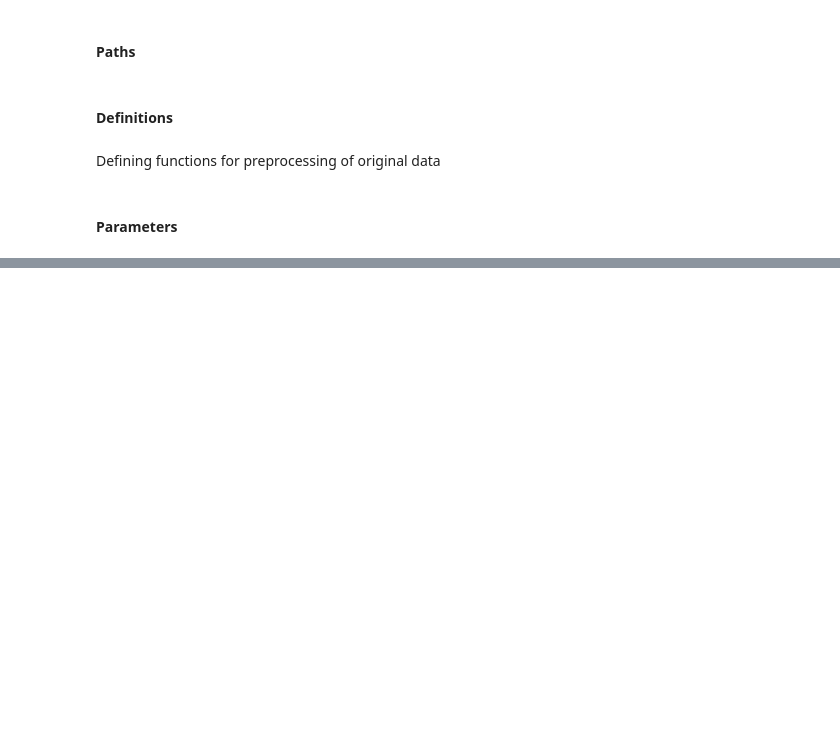
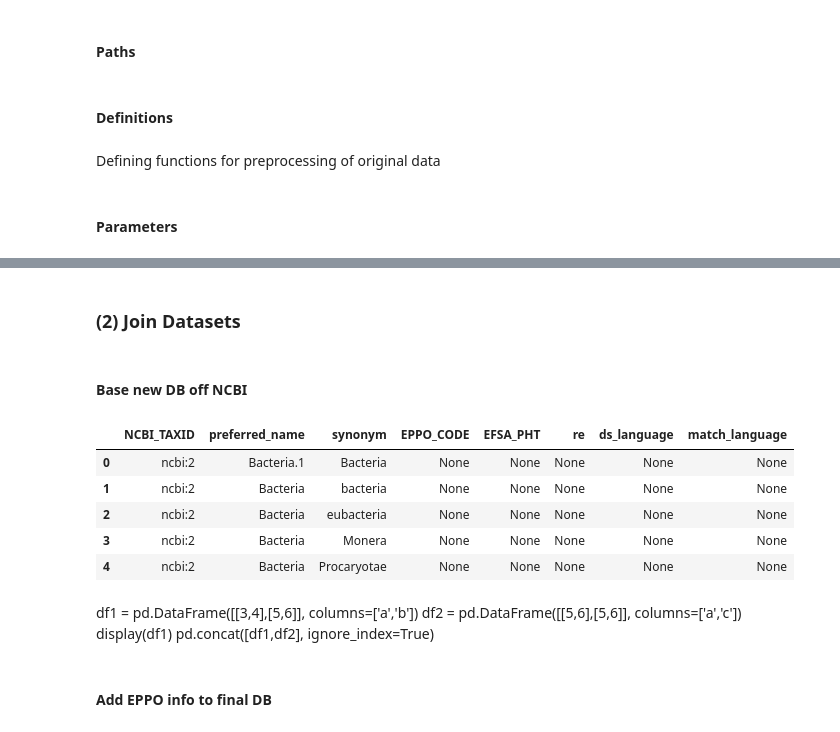
Before and after one commit to e-lubrini/quarantine-organisms-kr-nlp, a Jupyter notebook: lexical_resources/for_annotation/main.ipynb, the cells around one changed output, grey strips where cells are left out. Cells and saved outputs as stored; diff of their text form; code cells hidden in the pictures; blank space fills up the shorter version.

Commit message:
finished pipeline for joining datasets

```diff
--- a/lexical_resources/for_annotation/main.ipynb
+++ b/lexical_resources/for_annotation/main.ipynb
@@ -87,8 +88,8 @@ cc = dict(
                 None, None],
     efsa = [None, 'Category (pest name)', None,
                 ['Category (pest name)', PHT_to_lower_taxon], None,  ['Keywords', to_pattern],
-                'Unnamed: 3', None],
-    ncbi = [None, None, 'ncbi:2',
-            'Bacteria.1', 'Bacteria', None,
+                None, 'Unnamed: 3'],
+    ncbi = [None, None, 'taxid',
+            'sci_name', 'synonym', None,
             None, None],
     )
@@ -94,0 +161,57 @@ cc = dict(
+# %%
+
+db = dict() # create dictionary of databases
+
+for db_name, columns in cc.items(): # loop over db names and respective relevant columns
+    db[db_name] = dict()    # new database in db dictionary
+    cc_zip = zip(columns, anno_gloss_column_names)  # match source-db column names to final-db column names
+
+    for orig_col, targ_col in cc_zip: # loop over matches
+
+        if isinstance(orig_col, str): # if only column name specified, take column as is
+            def fun(x):
+                return x
+        elif isinstance(orig_col,NoneType): # else, if column must not to be selected, continue
+            continue
+        else:    # else, if a preprocessing function has been specified, use it when extracting column
+            fun = orig_col[1]
+            orig_col = orig_col[0]
+        # sep = tab (for ncbi)
+        if 'ncbi' in db_name:
+            ds_col = pd.read_csv(db_paths['ncbi'], names=ncbi_header, index_col=0)[orig_col]
+        else:
+            ds_col = pd.read_csv(db_paths[db_name])[orig_col]
+
+        db[db_name][targ_col] = list(map(fun, ds_col)) # new_db col = old_db col
+
+    pd.DataFrame.from_dict(db[db_name]).to_csv(os.path.join(annotation_path, db_name+'_table.csv'), index=False)
+# %% [markdown]
+### (2) Join Datasets
+# %%
+prep_dbs = dict()
+for db_name in cc.keys():
+    prep_dbs[db_name] = pd.read_csv(os.path.join(annotation_path, db_name + '_table.csv'))
+# %% [markdown]
+#### Base new DB off NCBI
+# %%
+base_db = prep_dbs['ncbi']
+
+structured_db = base_db.copy()
+for col_name in anno_gloss_column_names:
+    if col_name not in structured_db.columns:
+        structured_db[col_name] = [None]*len(structured_db) # create empty column with desired col name
+display(structured_db.head())
+# %% [output]
+|  | NCBI_TAXID | preferred_name | synonym | EPPO_CODE | EFSA_PHT | re | ds_language | match_language |
+| 0 | ncbi:2 | Bacteria.1 | Bacteria | None | None | None | None | None |
+| 1 | ncbi:2 | Bacteria | bacteria | None | None | None | None | None |
+| 2 | ncbi:2 | Bacteria | eubacteria | None | None | None | None | None |
+| 3 | ncbi:2 | Bacteria | Monera | None | None | None | None | None |
+| 4 | ncbi:2 | Bacteria | Procaryotae | None | None | None | None | None |
+# %% [markdown]
+df1 = pd.DataFrame([[3,4],[5,6]], columns=['a','b'])
+df2 = pd.DataFrame([[5,6],[5,6]], columns=['a','c'])
+display(df1)
+pd.concat([df1,df2], ignore_index=True)
+# %% [markdown]
+#### Add EPPO info to final DB
```
Also changed, not shown: parts of 15 cells of this notebook.
